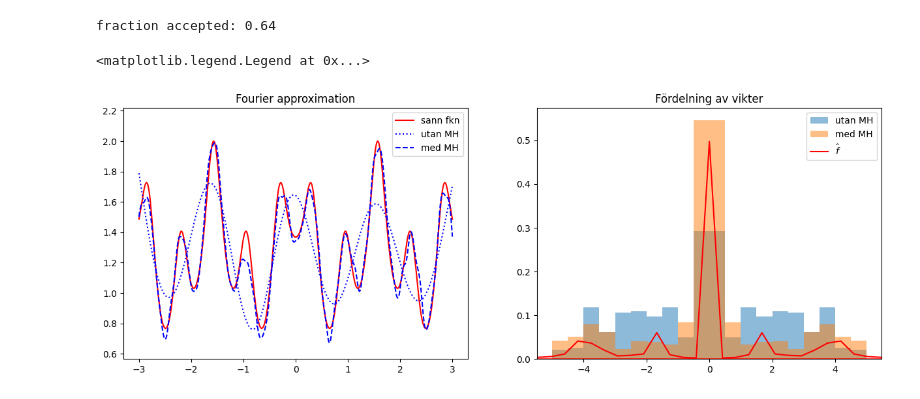
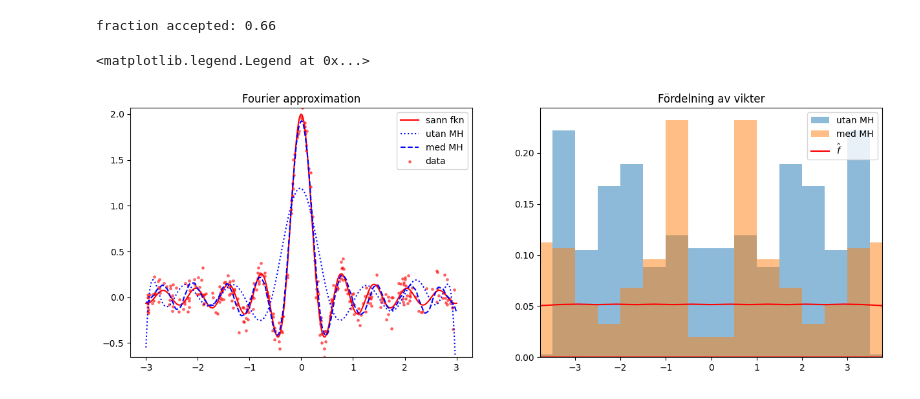
Before and after one commit to emastr/project-sf2568, a Jupyter notebook: valideringstester/projekt_test.ipynb, the cells around one changed output. Drawn from its saved outputs; the diff is of its cells as text; code cells hidden in the pictures.

```diff
--- a/valideringstester/projekt_test.ipynb
+++ b/valideringstester/projekt_test.ipynb
@@ -4,7 +4,8 @@ import matplotlib.pyplot as plt
 
 
 def f(x):
-    return np.exp(-np.sin(2*x)**2) + np.exp(-np.cos(5*x)**2)
+    #return #np.exp(-np.sin(2*x)**2) + np.exp(-np.cos(5*x)**2)
+    return np.sin(10*x)/(5*x)
 
 def fourier_f(x):
     return np.exp(-x**2/4)
@@ -40,7 +41,7 @@ def conjgrad(x0, A, b, M):
         p = add_mult(r, p, b)                   # MPI: rank wise
     return x0
 
-def solve(x, fx, w, b0, regul=0.01, **kwargs):
+def solve(x, fx, w, b0, regul=0.00, **kwargs):
     E = np.exp(outer(x, w)*1j)
     Ea = adjoint(E)
     A = matmat(Ea, E) + regul*np.diag((1+np.abs(w)))
@@ -62,7 +63,7 @@ def step_mh(x, w, fx, beta, sigma, gamma, **kwargs):
     w_new = np.where(alpha < proba, w_new, w)
     beta_new = solve(x, fx, w_new, beta, **kwargs)
 
-    print(f"fraction accepted: {np.sum(alpha < proba)/len(alpha)}", end="\r")
+    print(f"fraction accepted: {np.sum(alpha < proba)/len(alpha):.2f}", end="\r")
     return w_new, beta_new
 
 def eval(x, w, beta):
@@ -76,8 +77,10 @@ def mh(x,fx, sigma, gamma, num_it, **kwargs):
     return w, beta
 
 
+
+
 K = 50
-N = 200
+N = 300
 
 
 x = np.random.uniform(-3, 3, N)
@@ -86,11 +89,11 @@ fx = f(x) + 0.1*np.random.randn(N)
 w = 2*np.random.randn(K)
 beta = solve(x, fx, w, np.zeros(K), M=K-1)
 
-w_1, beta_1 = mh(x, fx, sigma=1., gamma=1., num_it=2000, M=K-1)
+w_1, beta_1 = mh(x, fx, sigma=1., gamma=1., num_it=4000, M=K-1)
 
 #vilmer.strom@gmail.com
 # %% [output]
-fraction accepted: 0.64
+fraction accepted: 0.66
 # %%
 x_eval = np.linspace(-3, 3, 500)
 f_eval = eval(x_eval, w, beta)
@@ -100,32 +103,32 @@ f_eval_1 = eval(x_eval, w_1, beta_1)
 
 w_eval = np.linspace(-5, 5, 500)
 fourier_f_eval = np.roll(np.abs(np.fft.fft(f(x_eval))), K//2)
 fftfreq = np.roll(np.fft.fftfreq(len(x_eval)) / (x_eval[1] - x_eval[0])*2*np.pi, K//2)*0.4
 f_density = fourier_f_eval / (np.sum(fourier_f_eval))
 
 plt.figure(figsize=(15, 5))
 plt.subplot(121)
 plt.title("Fourier approximation")
 plt.plot(x_eval, f(x_eval), 'r-', label="sann fkn")
 plt.plot(x_eval, f_eval.real, 'b:', label="utan MH")
 plt.plot(x_eval, f_eval_1.real, 'b--', label="med MH")
-#plt.scatter(x, fx, color='red', label="data", s=6, alpha=0.5)
+plt.scatter(x, fx, color='red', label="data", s=6, alpha=0.5)
 plt.ylim(min(fx), max(fx))
 plt.legend()
 
 
 def plot_hist(w, b, **kwargs):
     w = np.concatenate([w, -w])
     b = np.concatenate([b, b])
     plt.hist(w, bins=20, weights=np.abs(b), density=True, range=(-5, 5), alpha=0.5, **kwargs)
 
 plt.subplot(122)
 plt.title("Fördelning av vikter")
 plot_hist(w, np.abs(beta), label="utan MH")
 plot_hist(w_1, np.abs(beta_1), label="med MH")
 plt.plot(fftfreq, f_density, 'r-', label="$\hat{f}$")
 plt.xlim(-max(np.abs(w)), max(np.abs(w)))
 plt.legend()
 # %% [output]
 <matplotlib.legend.Legend at 0x...>
-[figure, old version]
+[figure, new version]
```
Also changed, not shown: 12 other files.
